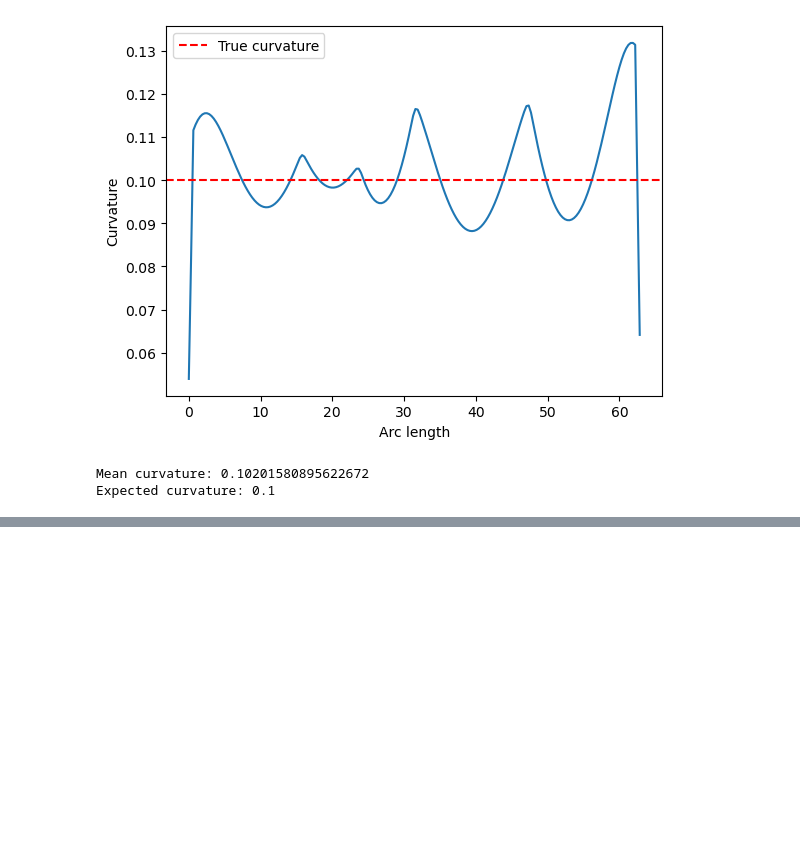
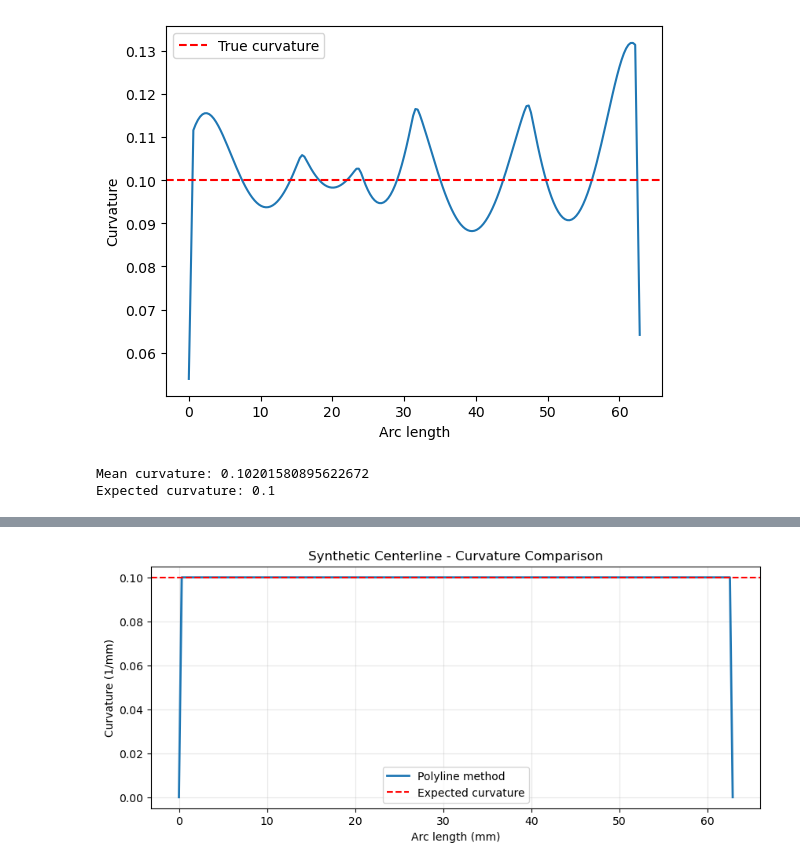
Before and after one commit to dsi-clinic/vanguard, a Jupyter notebook: Curvature.ipynb, the cells around one changed output, grey strips where cells are left out. Saved outputs shown, nothing was run; the diff lists cells and outputs as text; code cells hidden in the pictures; blank space fills up the shorter version.

Commit message:
Updated curvature notebook with Juan's code

```diff
--- a/Curvature.ipynb
+++ b/Curvature.ipynb
@@ -81,3 +83,14 @@ print("Expected curvature:", 1 / R)
 [figure]
 Mean curvature: 0.10201580895622672
 Expected curvature: 0.1
+# %%
+def load_centerline_points(vtp_file: str) -> np.ndarray:
+    """Load points from VTK PolyData file (.vtp or .vtk)."""
+    reader = vtkXMLPolyDataReader()
+    reader.SetFileName(vtp_file)
+    reader.Update()
+    poly = reader.GetOutput()
+
+    points = vtknp.vtk_to_numpy(poly.GetPoints().GetData())
+    print(f"Loaded {len(points)} points from {vtp_file}")
+    return points
@@ -83,0 +123,68 @@ Expected curvature: 0.1
+# %%
+# Test with synthetic centerline first
+print("Testing curvature calculation on synthetic circle centerline...")
+
+# Recreate synthetic circle for testing (in case earlier cells weren't run)
+R_test = 10.0
+theta_test = np.linspace(0, 2 * np.pi, 200)
+x_test = R_test * np.cos(theta_test)
+y_test = R_test * np.sin(theta_test)
+pts_test = np.column_stack([x_test, y_test])
+
+# Calculate curvature using polyline method on the synthetic circle
+curvature_polyline = calculate_curvature_from_polyline(pts_test)
+
+# Calculate arc-length for x-axis
+s_synthetic = arclength_param(pts_test)
+
+# Plot results
+plt.figure(figsize=(10, 4))
+plt.plot(s_synthetic, curvature_polyline, linewidth=2, label="Polyline method")
+plt.axhline(1 / R_test, color="red", linestyle="--", label="Expected curvature")
+plt.xlabel("Arc length (mm)")
+plt.ylabel("Curvature (1/mm)")
+plt.title("Synthetic Centerline - Curvature Comparison")
+plt.legend()
+plt.grid(True, alpha=0.3)
+plt.show()
+
+print(f"Mean curvature (polyline): {np.mean(curvature_polyline[1:-1]):.4f} 1/mm")
+print(f"Expected curvature: {1/R_test:.4f} 1/mm")
+print("\n" + "="*60)
+print("READY TO USE WITH REAL CENTERLINES")
+print("="*60)
+print("When you have access to the cluster:")
+print("1. Find a .vtp file in: /net/projects2/vanguard/centerlines/")
+print("2. Ask your advisor for a filename, e.g., 'patient_001_centerline.vtp'")
+print("3. Replace 'your_file.vtp' below with the actual filename")
+print("4. Uncomment the code below and run it")
+print("="*60)
+
+# UNCOMMENT AND UPDATE THIS SECTION WHEN YOU HAVE A REAL CENTERLINE FILE
+# Replace 'your_file.vtp' with actual filename from /net/projects2/vanguard/centerlines/
+"""
+try:
+    centerline_file = "/net/projects2/vanguard/centerlines/your_file.vtp"
+    centerline_pts = load_centerline_points(centerline_file)
+    curvature_polyline_real = calculate_curvature_from_polyline(centerline_pts)
+    s_real = arclength_param(centerline_pts)
+
+    plt.figure(figsize=(10, 4))
+    plt.plot(s_real, curvature_polyline_real, linewidth=2)
+    plt.xlabel("Arc length (mm)")
+    plt.ylabel("Curvature (1/mm)")
+    plt.title("Extracted Centerline Curvature")
+    plt.grid(True, alpha=0.3)
+    plt.show()
+
+    print(f"Mean curvature: {np.mean(curvature_polyline_real[1:-1]):.4f} 1/mm")
+    print(f"Max curvature: {np.max(curvature_polyline_real):.4f} 1/mm")
+
+except FileNotFoundError as e:
+    print(f"Error: File not found - {e}")
+    print("Make sure the centerline_file path is correct")
+except AttributeError as e:
+    print(f"Error: Could not read VTK file - {e}")
+    print("Make sure the file is a valid .vtp file")
+"""
+# %% [output]
@@ -83,0 +192 @@ Expected curvature: 0.1
+[figure, added]
```
Also changed, not shown: parts of 3 cells of this notebook.
